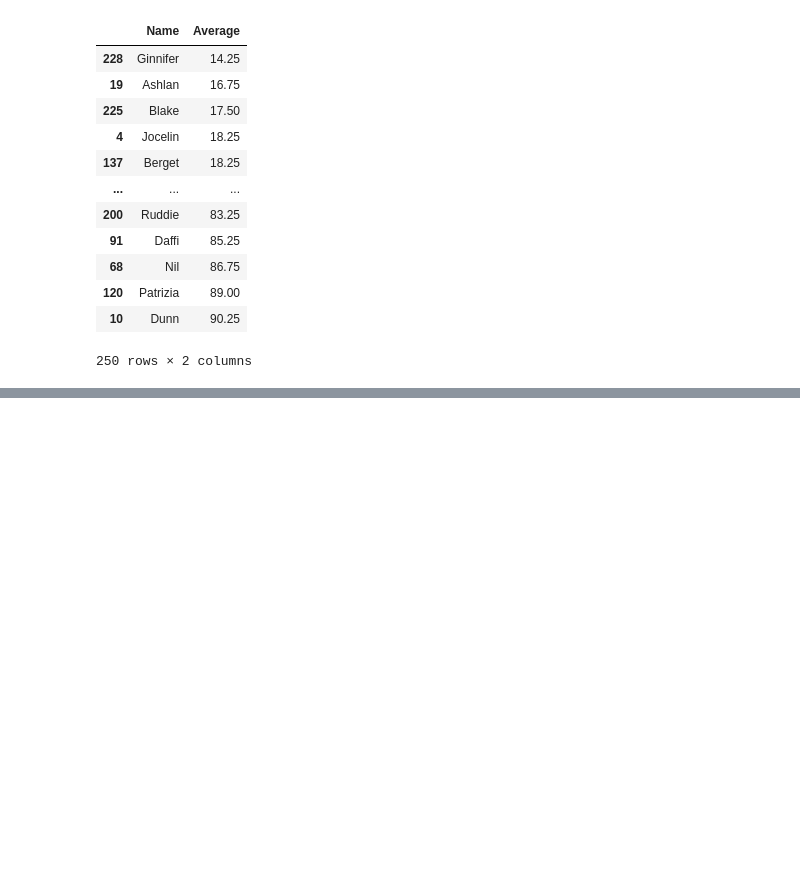
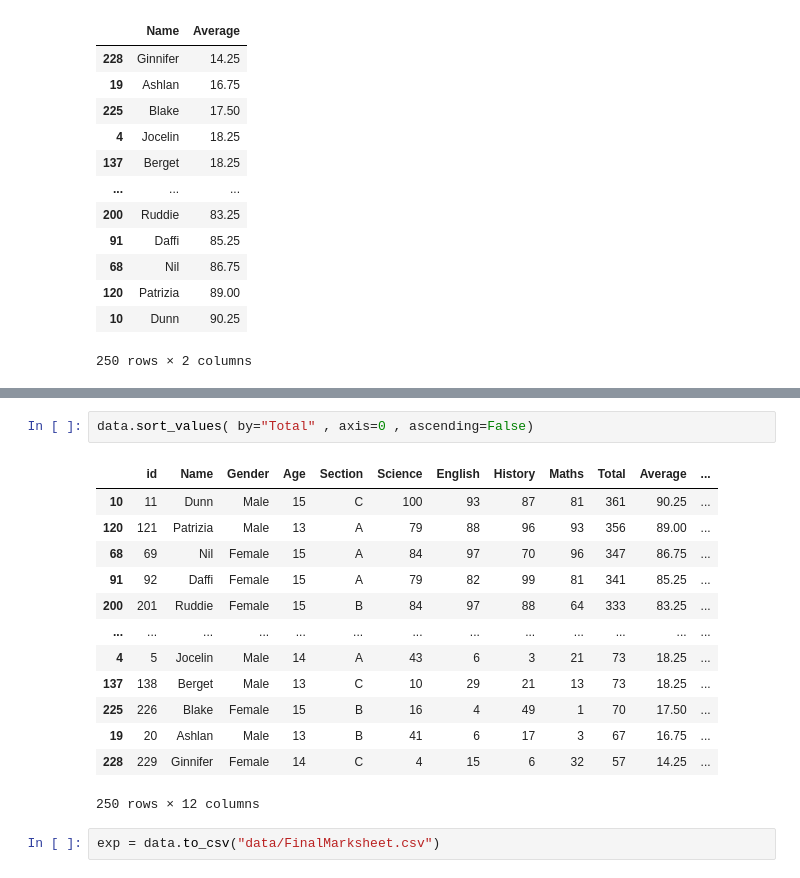
Before and after one commit to HarshNaagar77/AIML, a Jupyter notebook: Practice Projects/Student_Mark_Analysis/Student_Mark_Analysis.ipynb, the cells around one changed output, grey strips where cells are left out. Cells and saved outputs as stored; diff of their text form; blank space fills up the shorter version.

```diff
--- a/Practice Projects/Student_Mark_Analysis/Student_Mark_Analysis.ipynb
+++ b/Practice Projects/Student_Mark_Analysis/Student_Mark_Analysis.ipynb
@@ -118,0 +143,18 @@ n
+# %%
+data.sort_values( by="Total" , axis=0 , ascending=False)
+# %% [output]
+|  | id | Name | Gender | Age | Section | Science | English | History | Maths | Total | Average | ... |
+| 10 | 11 | Dunn | Male | 15 | C | 100 | 93 | 87 | 81 | 361 | 90.25 | ... |
+| 120 | 121 | Patrizia | Male | 13 | A | 79 | 88 | 96 | 93 | 356 | 89.00 | ... |
+| 68 | 69 | Nil | Female | 15 | A | 84 | 97 | 70 | 96 | 347 | 86.75 | ... |
+| 91 | 92 | Daffi | Female | 15 | A | 79 | 82 | 99 | 81 | 341 | 85.25 | ... |
+| 200 | 201 | Ruddie | Female | 15 | B | 84 | 97 | 88 | 64 | 333 | 83.25 | ... |
+| ... | ... | ... | ... | ... | ... | ... | ... | ... | ... | ... | ... | ... |
+| 4 | 5 | Jocelin | Male | 14 | A | 43 | 6 | 3 | 21 | 73 | 18.25 | ... |
+| 137 | 138 | Berget | Male | 13 | C | 10 | 29 | 21 | 13 | 73 | 18.25 | ... |
+| 225 | 226 | Blake | Female | 15 | B | 16 | 4 | 49 | 1 | 70 | 17.50 | ... |
+| 19 | 20 | Ashlan | Male | 13 | B | 41 | 6 | 17 | 3 | 67 | 16.75 | ... |
+| 228 | 229 | Ginnifer | Female | 14 | C | 4 | 15 | 6 | 32 | 57 | 14.25 | ... |
+250 rows × 12 columns
+# %%
+exp = data.to_csv("data/FinalMarksheet.csv")
```
Also changed, not shown: parts of 1 cell of this notebook, 1 other file.
